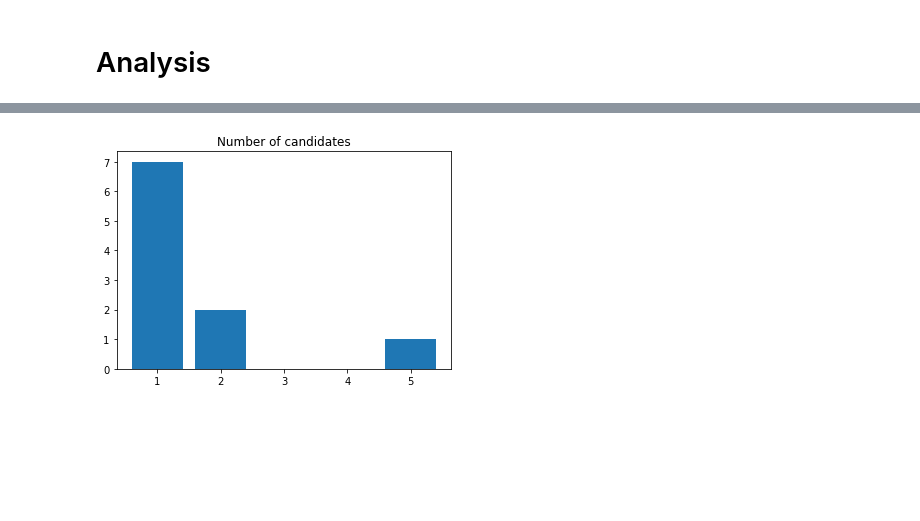
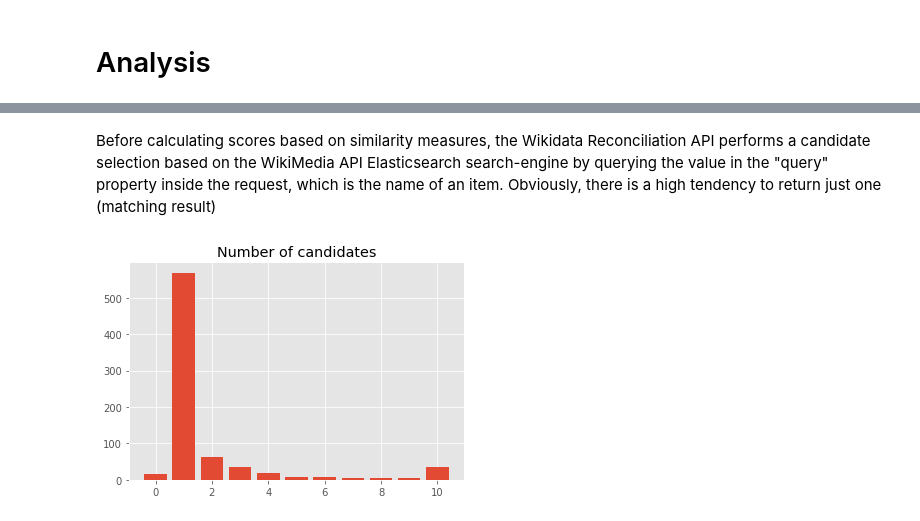
Before and after one commit to PeterWalchhofer/evaluation_bachelor_thesis, a Jupyter notebook: Analysis.ipynb, the cells around one changed output, grey strips where cells are left out. Drawn from its saved outputs; the diff is of its cells as text; code cells hidden in the pictures; blank space fills up the shorter version.

```diff
--- a/Analysis.ipynb
+++ b/Analysis.ipynb
@@ -246,0 +167,3 @@ results_2
+# %%
+#json.dump(results, open("./data/intermediate/api_responses.json","w"))
+results = json.load(open("./data/intermediate/api_responses.json"))
@@ -249,8 +193,21 @@ results_2
 # %%
+
 intermed_table = []
-header = ["id", "name", "cd_wd_id", "cd_name","cd_match", "cd_score"]
+header = ["id", "name", "cd_wd_id", "cd_name","cd_match_estimate", "cd_score"]
 for result, entity in zip(results, ftm_persons):
     candidates = result["result"]
-    for candidate in candidates:
-        intermed_table.append([entity.id,entity.first("name"), candidate["id"], candidate["name"], candidate["match"], candidate["score"]])
-candidate_table = pandas.DataFrame(intermed_table, columns= header)
+    if len(candidates) > 0:
+        for candidate in candidates:
+            intermed_table.append([entity.id,entity.first("name"), candidate["id"], candidate["name"], \
+                candidate["match"], candidate["score"]])
+    # If no results in response
+    else:
+        intermed_table.append([entity.id,entity.first("name"), None,
+            None, False, None]) # implicit false made explicit
+
+cd_table = pandas.DataFrame(intermed_table, columns= header).merge(person_assignments,on="id")
+cd_table["match"] = cd_table["wikidata"] == cd_table["cd_wd_id"]
+
+#cd_table["wikidata"] = cd_table["wikidata"].astype(str)
+#cd_table["cd_wd_id"] = cd_table["cd_wd_id"].astype(str)
+cd_table
@@ -281,6 +228,11 @@ cd_occ_counts.columns = ["cd_num", "count"]
+# %% [markdown]
+Before calculating scores based on similarity measures, the Wikidata Reconciliation API performs a candidate selection based on the WikiMedia API Elasticsearch search-engine by querying the value in the "query" property inside the request, which is the name of an item. Obviously, there is a high tendency to return just one (matching result)
 # %%
-plt.bar(cd_occ_counts["cd_num"], cd_occ_counts["count"])
+cd_num_counts = pandas.DataFrame([len(result["result"]) for result in results], columns=["cd_num"])
+cd_occ_counts =  cd_num_counts.groupby("cd_num").size().to_frame("count")
+
+plt.bar(cd_occ_counts.index, cd_occ_counts["count"])
 plt.title("Number of candidates")
 plt.style.use("ggplot")
 # %% [output]
-[figure, old version]
+[figure, new version]
```
Also changed, not shown: parts of 40 cells of this notebook, 1 other file.
